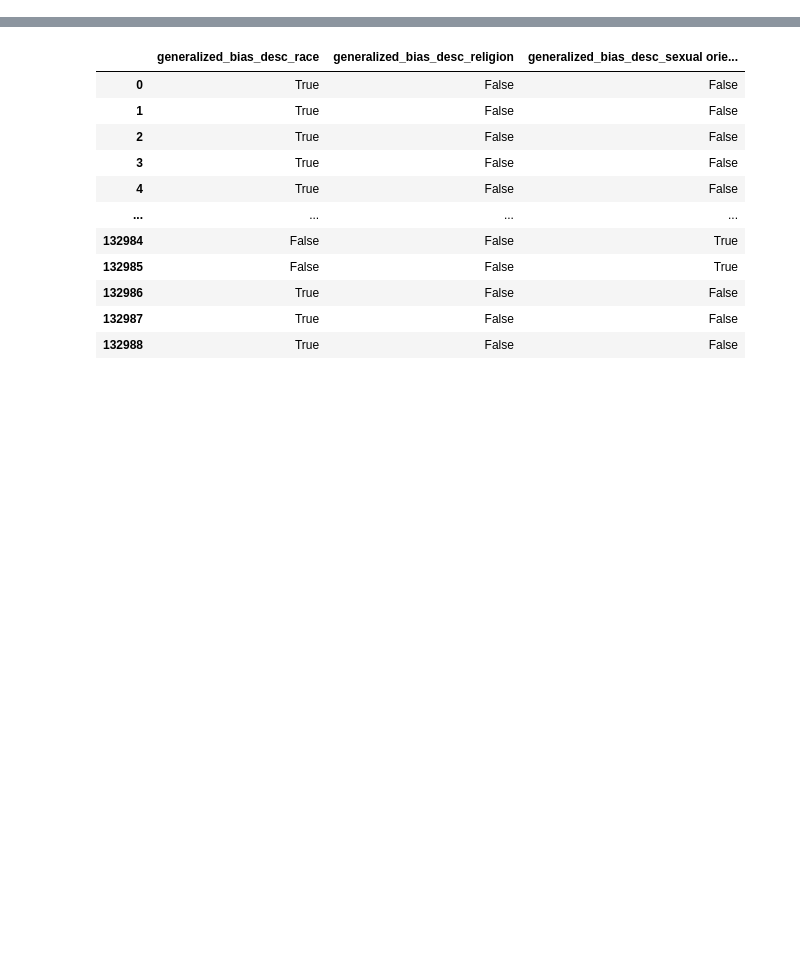
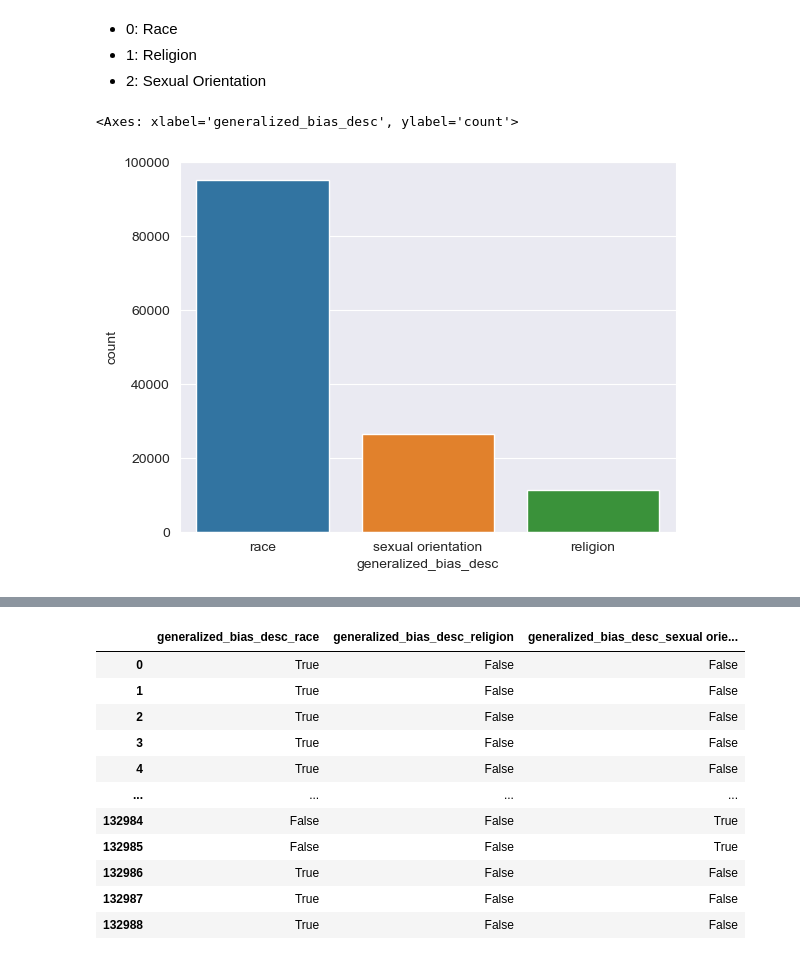
Before and after one commit to UWI-Zess/COMP6940-Project, a Jupyter notebook: models/logit_regression_model.ipynb, the cells around one changed output, grey strips where cells are left out. Saved outputs shown, nothing was run; the diff lists cells and outputs as text; code cells hidden in the pictures; blank space fills up the shorter version.

```diff
--- a/models/logit_regression_model.ipynb
+++ b/models/logit_regression_model.ipynb
@@ -22,5 +24,7 @@ df.head()
 | 3 | South | Black or African American | Several | Few | violent crimes | ... |
 | 4 | Northeast | Black or African American | Few | Few | violent crimes | ... |
 # %%
-X = df[["region_name", "offender_race", "grouped_total_offender_count", "grouped_victim_count", "generalized_offense_name", "generalized_location_name"]]
-Y = df["generalized_bias_desc"]
+# Creating X and Y General Subsets of the data
+X_gen = df[["region_name", "offender_race", "grouped_total_offender_count", "grouped_victim_count", "generalized_offense_name", "generalized_location_name"]]
+
+Y_gen = df["generalized_bias_desc"]
@@ -26,0 +33,4 @@ Y = df["generalized_bias_desc"]
+# %%
+# Passing a copy of X_gen and Y_gen to X_logit and Y_logit
+X_logit = X_gen
+Y_logit = Y_gen
@@ -27,3 +59,14 @@ Y = df["generalized_bias_desc"]
+# %% [markdown]
+- 0: Race
+- 1: Religion
+- 2: Sexual Orientation
+# %%
+order = Y_logit.value_counts().index
+
+sns.countplot(x=Y_logit.index, data=Y_logit, order=order)
+# %% [output]
+<Axes: xlabel='generalized_bias_desc', ylabel='count'>
+[figure, added]
 # %%
 cat_vars=["region_name", "offender_race", "grouped_total_offender_count", "grouped_victim_count", "generalized_offense_name", "generalized_location_name"]
 
```
Also changed, not shown: parts of 18 cells of this notebook.
